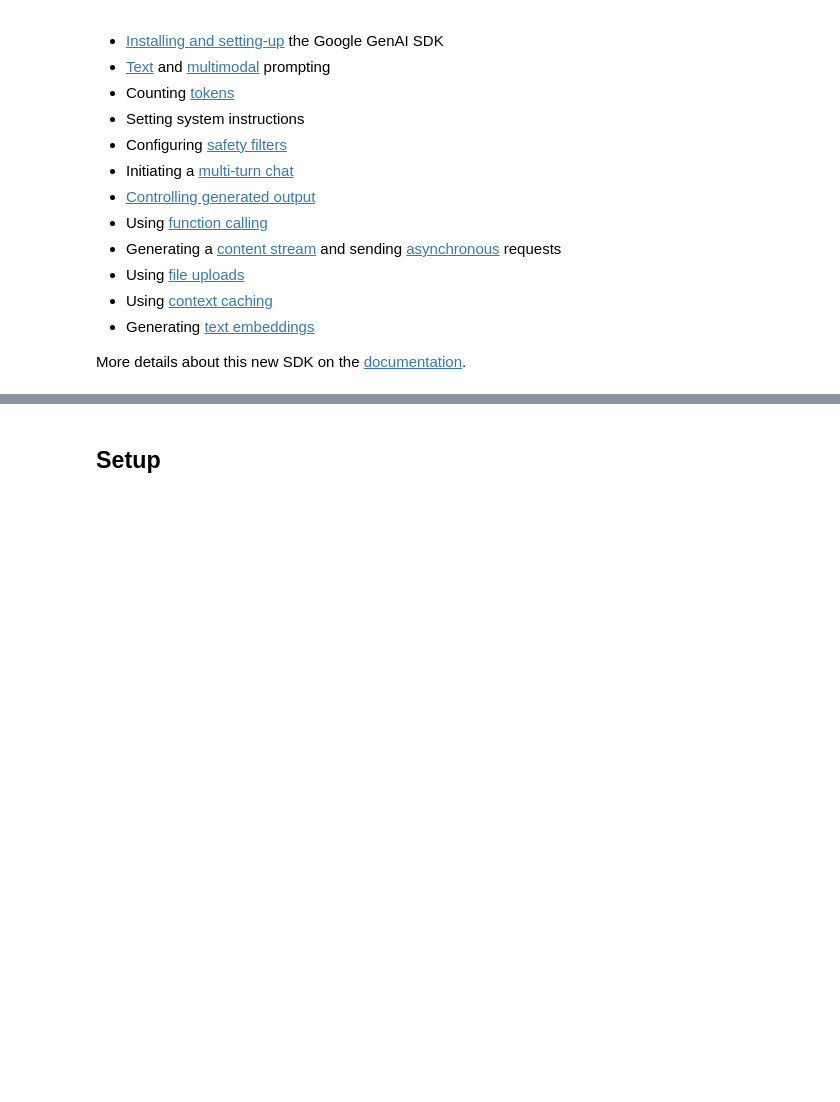
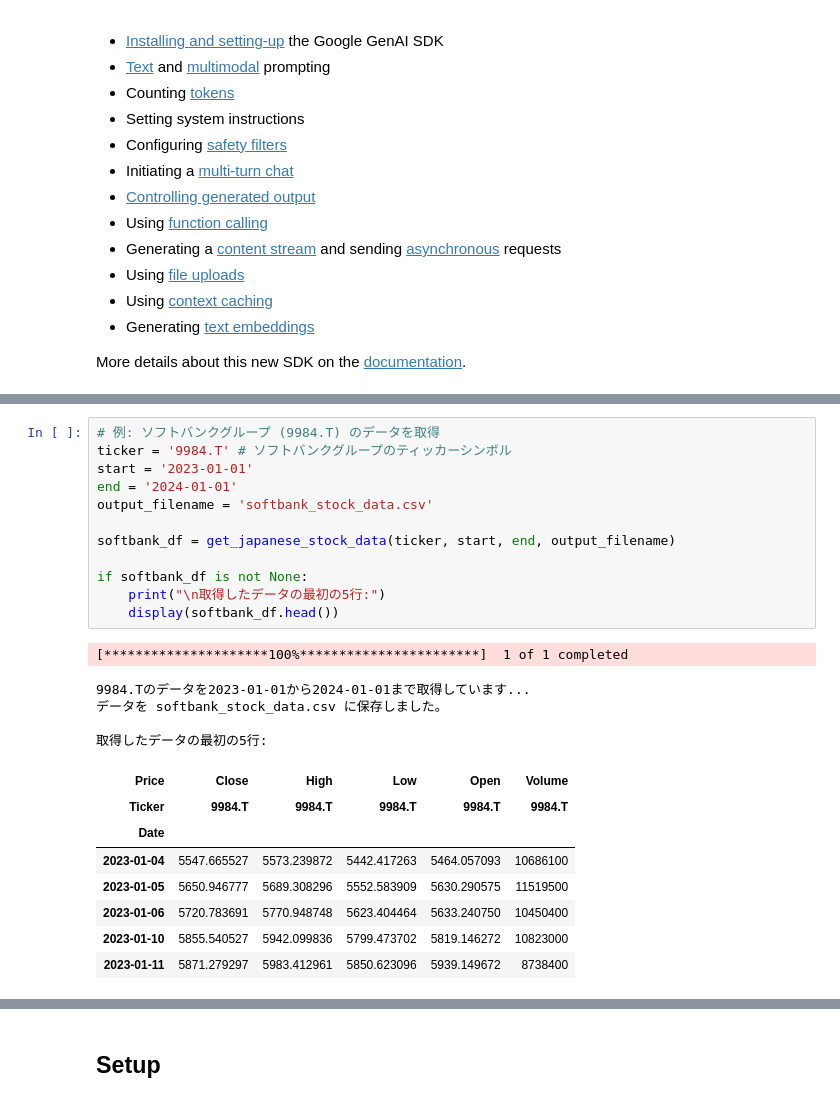
Before and after one commit to tnyt106-hub/-, a Jupyter notebook: quickstarts/Get_started.ipynb, the cells around one changed output, grey strips where cells are left out. Saved outputs shown, nothing was run; the diff lists cells and outputs as text; blank space fills up the shorter version.

```diff
--- a/quickstarts/Get_started.ipynb
+++ b/quickstarts/Get_started.ipynb
@@ -41,0 +98,26 @@ More details about this new SDK on the [documentation](https://ai.google.dev/gem
+# %%
+# 例: ソフトバンクグループ (9984.T) のデータを取得
+ticker = '9984.T' # ソフトバンクグループのティッカーシンボル
+start = '2023-01-01'
+end = '2024-01-01'
+output_filename = 'softbank_stock_data.csv'
+
+softbank_df = get_japanese_stock_data(ticker, start, end, output_filename)
+
+if softbank_df is not None:
+    print("\n取得したデータの最初の5行:")
+    display(softbank_df.head())
+# %% [output]
+[*********************100%***********************]  1 of 1 completed
+9984.Tのデータを2023-01-01から2024-01-01まで取得しています...
+データを softbank_stock_data.csv に保存しました。
+
+取得したデータの最初の5行:
+| Price | Close | High | Low | Open | Volume |
+| Ticker | 9984.T | 9984.T | 9984.T | 9984.T | 9984.T |
+| Date |  |  |  |  |  |
+| 2023-01-04 | 5547.665527 | 5573.239872 | 5442.417263 | 5464.057093 | 10686100 |
+| 2023-01-05 | 5650.946777 | 5689.308296 | 5552.583909 | 5630.290575 | 11519500 |
+| 2023-01-06 | 5720.783691 | 5770.948748 | 5623.404464 | 5633.240750 | 10450400 |
+| 2023-01-10 | 5855.540527 | 5942.099836 | 5799.473702 | 5819.146272 | 10823000 |
+| 2023-01-11 | 5871.279297 | 5983.412961 | 5850.623096 | 5939.149672 | 8738400 |
```
Also changed, not shown: parts of 10 cells of this notebook.
